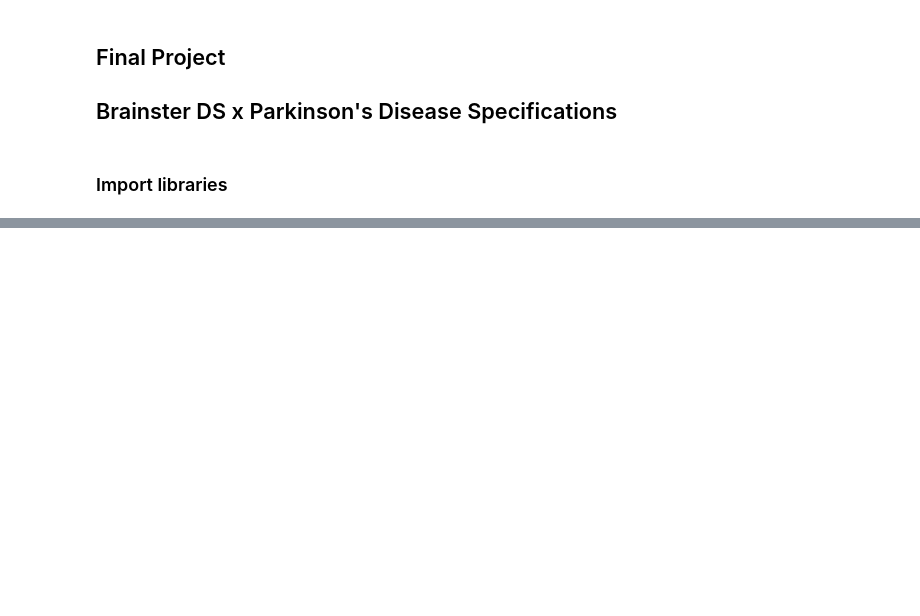
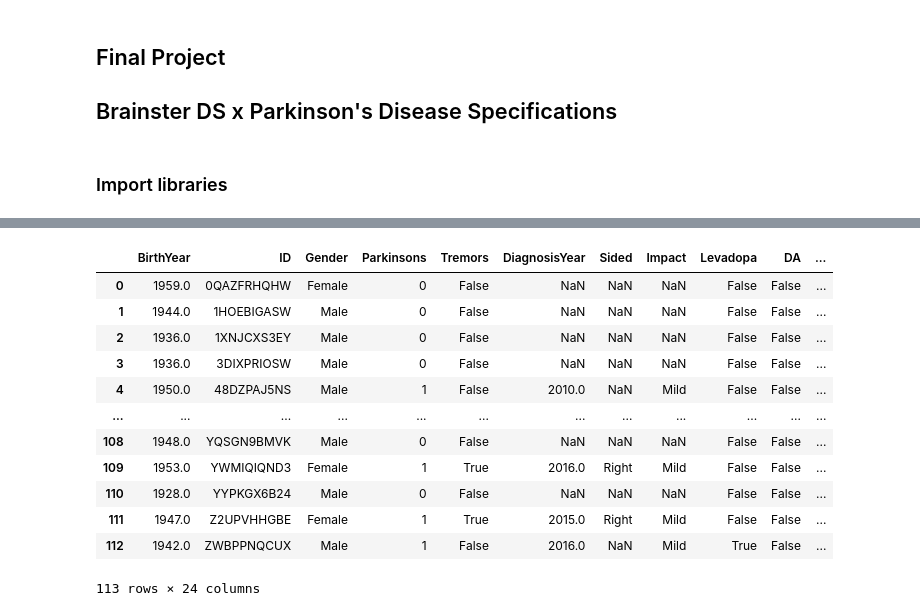
Before and after one commit to ongadut/DS_team2, a Jupyter notebook: Final_Project_Team2_FeatureEngineering.ipynb, the cells around one changed output, grey strips where cells are left out. Cells and saved outputs as stored; diff of their text form; code cells hidden in the pictures; blank space fills up the shorter version.

```diff
--- a/Final_Project_Team2_FeatureEngineering.ipynb
+++ b/Final_Project_Team2_FeatureEngineering.ipynb
@@ -39,3 +296,51 @@ full_set = pd.merge(combined.reset_index(), df_users[['ID', 'Parkinsons']], on='
+# %%
+
+
+explorer_df['Parkinsons_encoded'] = explorer_df['Parkinsons'].astype(int)
+
+correlation_columns = tappy_columns + ['Parkinsons_encoded']
+
+corr_matrix = explorer_df[correlation_columns].corr()
+
+
+fig = px.imshow(
+    corr_matrix,
+    labels=dict(color="Correlation"),
+    x=correlation_columns,
+    y=correlation_columns,
+    color_continuous_scale='RdBu',
+    zmin=-1,
+    zmax=1,
+    title="Correlation Matrix for Tappy Data and Parkinsons Status"
+)
+
+
+fig.update_layout(
+    xaxis_title='Features',
+    yaxis_title='Features',
+    coloraxis_colorbar=dict(title="Correlation"),
+    width=800,
+    height=800
+)
+
+
+fig.show()
 # %%
-full_set['Parkinsons'] = full_set['Parkinsons'].astype(int)
+explorer_df['Parkinsons'] = explorer_df['Parkinsons'].astype(int)
+# %%
+explorer_df
+# %% [output]
+|  | BirthYear | ID | Gender | Parkinsons | Tremors | DiagnosisYear | Sided | Impact | Levadopa | DA | ... |
+| 0 | 1959.0 | 0QAZFRHQHW | Female | 0 | False | NaN | NaN | NaN | False | False | ... |
+| 1 | 1944.0 | 1HOEBIGASW | Male | 0 | False | NaN | NaN | NaN | False | False | ... |
+| 2 | 1936.0 | 1XNJCXS3EY | Male | 0 | False | NaN | NaN | NaN | False | False | ... |
+| 3 | 1936.0 | 3DIXPRIOSW | Male | 0 | False | NaN | NaN | NaN | False | False | ... |
+| 4 | 1950.0 | 48DZPAJ5NS | Male | 1 | False | 2010.0 | NaN | Mild | False | False | ... |
+| ... | ... | ... | ... | ... | ... | ... | ... | ... | ... | ... | ... |
+| 108 | 1948.0 | YQSGN9BMVK | Male | 0 | False | NaN | NaN | NaN | False | False | ... |
+| 109 | 1953.0 | YWMIQIQND3 | Female | 1 | True | 2016.0 | Right | Mild | False | False | ... |
+| 110 | 1928.0 | YYPKGX6B24 | Male | 0 | False | NaN | NaN | NaN | False | False | ... |
+| 111 | 1947.0 | Z2UPVHHGBE | Female | 1 | True | 2015.0 | Right | Mild | False | False | ... |
+| 112 | 1942.0 | ZWBPPNQCUX | Male | 1 | False | 2016.0 | NaN | Mild | True | False | ... |
+113 rows × 24 columns
 # %%
```
Also changed, not shown: parts of 28 cells of this notebook.
